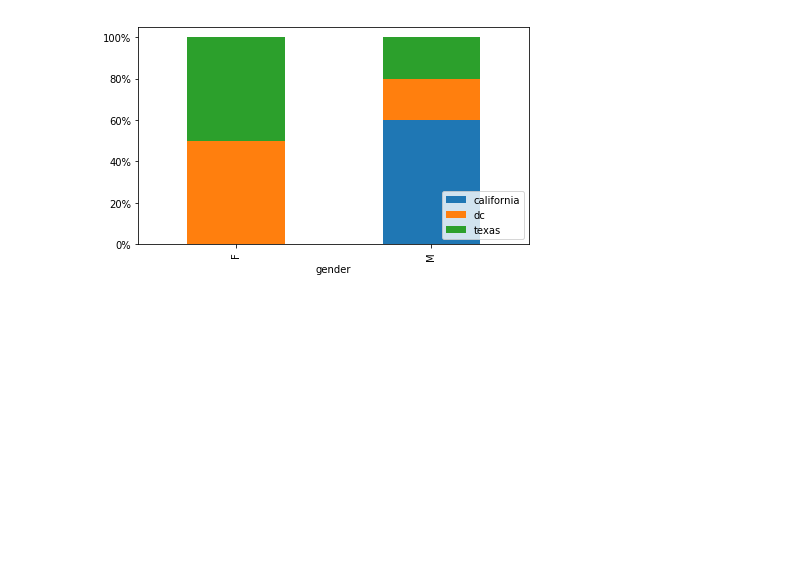
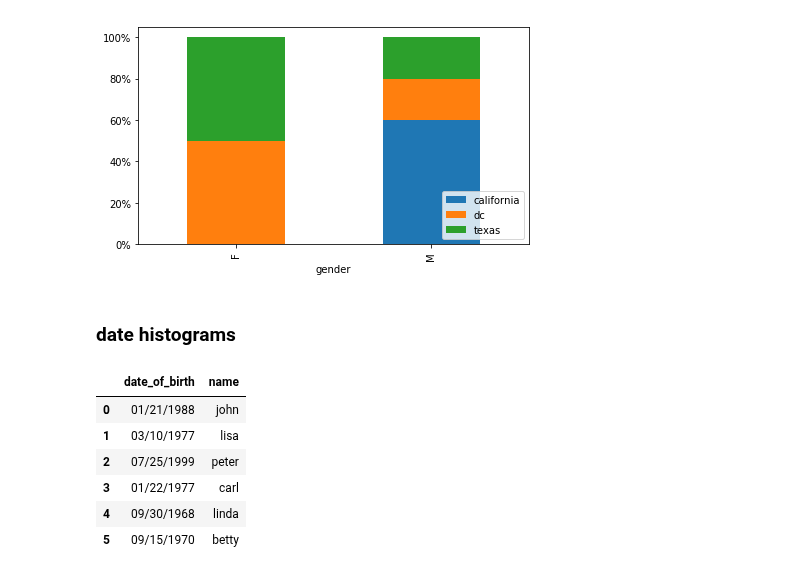
Before and after one commit to queirozfcom/python-sandbox, a Jupyter notebook: python3/notebooks/matplotlib/pandas-plotting-post.ipynb, the cells around one changed output. Drawn from its saved outputs; the diff is of its cells as text; code cells hidden in the pictures; blank space fills up the shorter version.

```diff
--- a/python3/notebooks/matplotlib/pandas-plotting-post.ipynb
+++ b/python3/notebooks/matplotlib/pandas-plotting-post.ipynb
@@ -93,3 +95,22 @@ plt.gcf().set_size_inches(7,4)
 plt.show()
 # %% [output]
 [figure]
+# %% [markdown]
+### date histograms
+# %%
+df = pd.DataFrame({
+    'name':['john','lisa','peter','carl','linda','betty'],
+    'date_of_birth':[
+        '01/21/1988','03/10/1977','07/25/1999','01/22/1977','09/30/1968','09/15/1970'
+    ]
+})
+
+df
+# %% [output]
+|  | date_of_birth | name |
+| 0 | 01/21/1988 | john |
+| 1 | 03/10/1977 | lisa |
+| 2 | 07/25/1999 | peter |
+| 3 | 01/22/1977 | carl |
+| 4 | 09/30/1968 | linda |
+| 5 | 09/15/1970 | betty |
```
Also changed, not shown: parts of 8 cells of this notebook, 3 other files.
